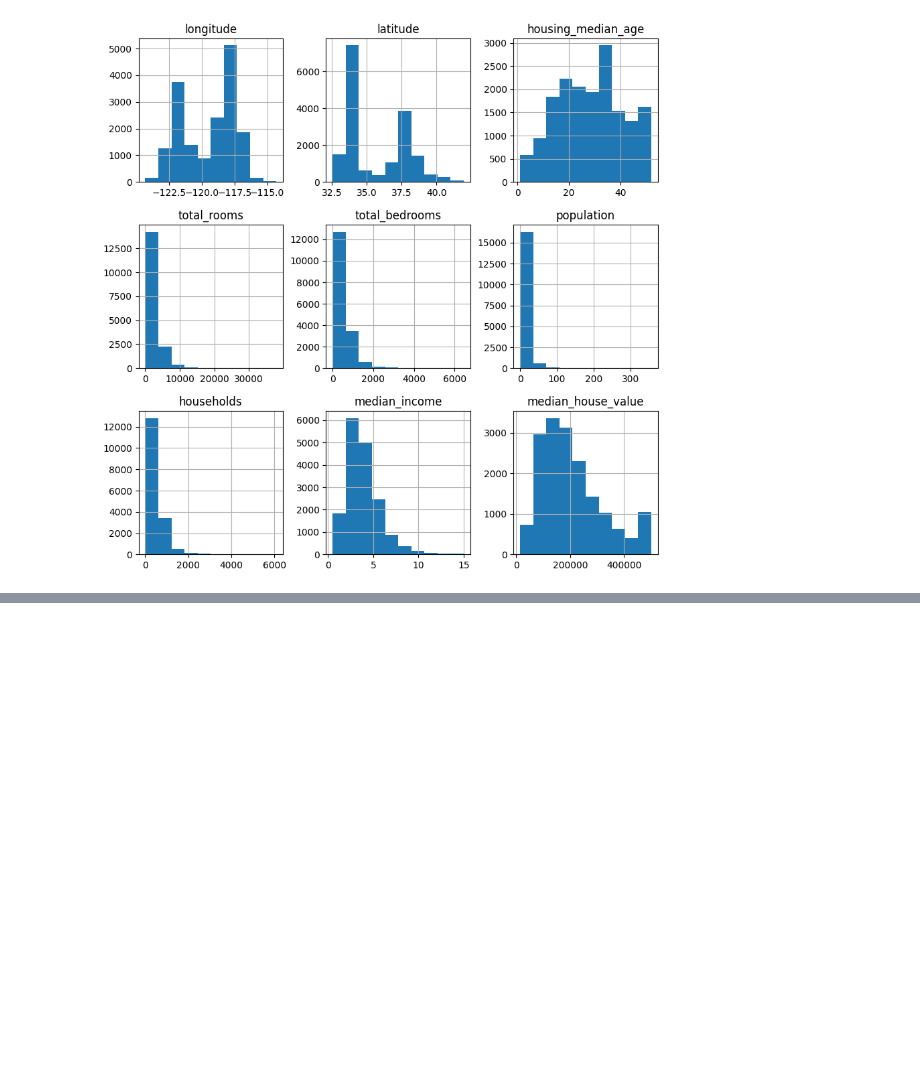
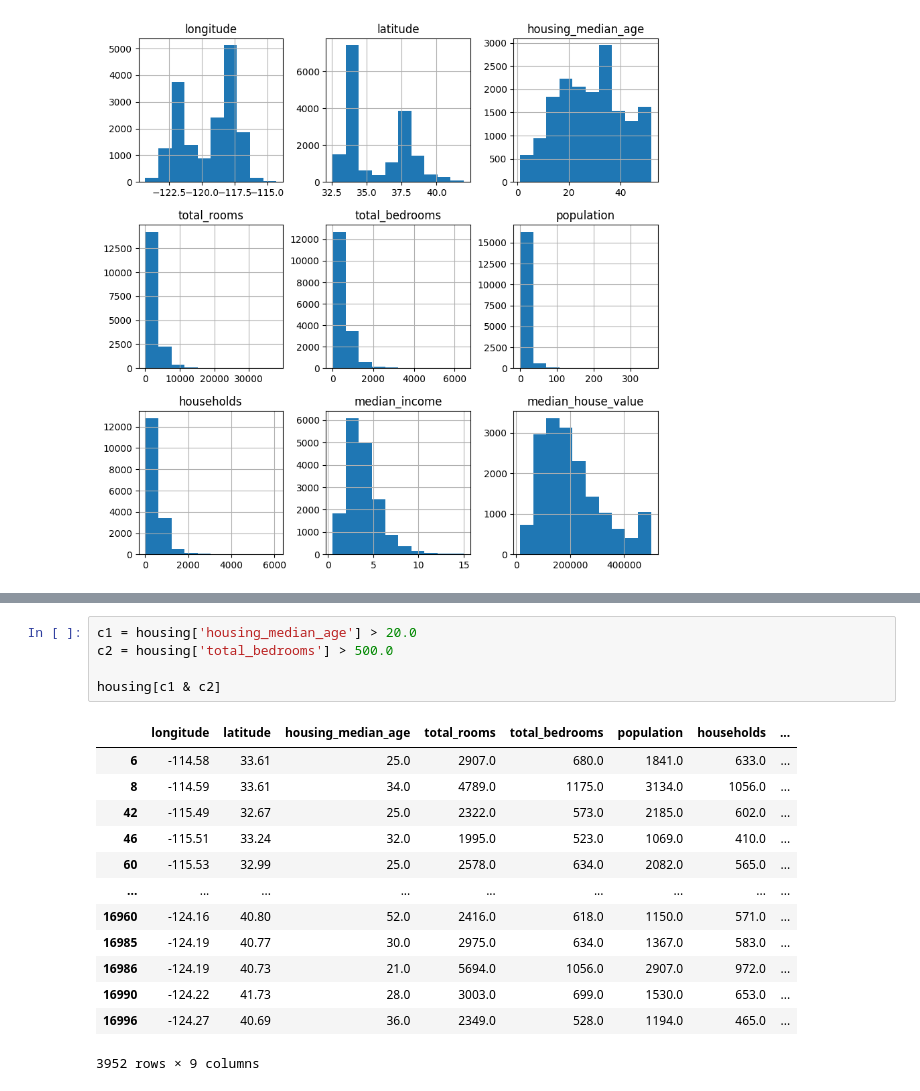
Before and after one commit to Aliyamkamila/Fundamental-Data-Science, a Jupyter notebook: Pandas.ipynb, the cells around one changed output, grey strips where cells are left out. Saved outputs shown, nothing was run; the diff lists cells and outputs as text; blank space fills up the shorter version.

```diff
--- a/Pandas.ipynb
+++ b/Pandas.ipynb
@@ -303,0 +415,19 @@ array([[<Axes: title={'center': 'longitude'}>,
+# %%
+c1 = housing['housing_median_age'] > 20.0
+c2 = housing['total_bedrooms'] > 500.0
+
+housing[c1 & c2]
+# %% [output]
+|  | longitude | latitude | housing_median_age | total_rooms | total_bedrooms | population | households | ... |
+| 6 | -114.58 | 33.61 | 25.0 | 2907.0 | 680.0 | 1841.0 | 633.0 | ... |
+| 8 | -114.59 | 33.61 | 34.0 | 4789.0 | 1175.0 | 3134.0 | 1056.0 | ... |
+| 42 | -115.49 | 32.67 | 25.0 | 2322.0 | 573.0 | 2185.0 | 602.0 | ... |
+| 46 | -115.51 | 33.24 | 32.0 | 1995.0 | 523.0 | 1069.0 | 410.0 | ... |
+| 60 | -115.53 | 32.99 | 25.0 | 2578.0 | 634.0 | 2082.0 | 565.0 | ... |
+| ... | ... | ... | ... | ... | ... | ... | ... | ... |
+| 16960 | -124.16 | 40.80 | 52.0 | 2416.0 | 618.0 | 1150.0 | 571.0 | ... |
+| 16985 | -124.19 | 40.77 | 30.0 | 2975.0 | 634.0 | 1367.0 | 583.0 | ... |
+| 16986 | -124.19 | 40.73 | 21.0 | 5694.0 | 1056.0 | 2907.0 | 972.0 | ... |
+| 16990 | -124.22 | 41.73 | 28.0 | 3003.0 | 699.0 | 1530.0 | 653.0 | ... |
+| 16996 | -124.27 | 40.69 | 36.0 | 2349.0 | 528.0 | 1194.0 | 465.0 | ... |
+3952 rows × 9 columns
```
Also changed, not shown: parts of 14 cells of this notebook.
